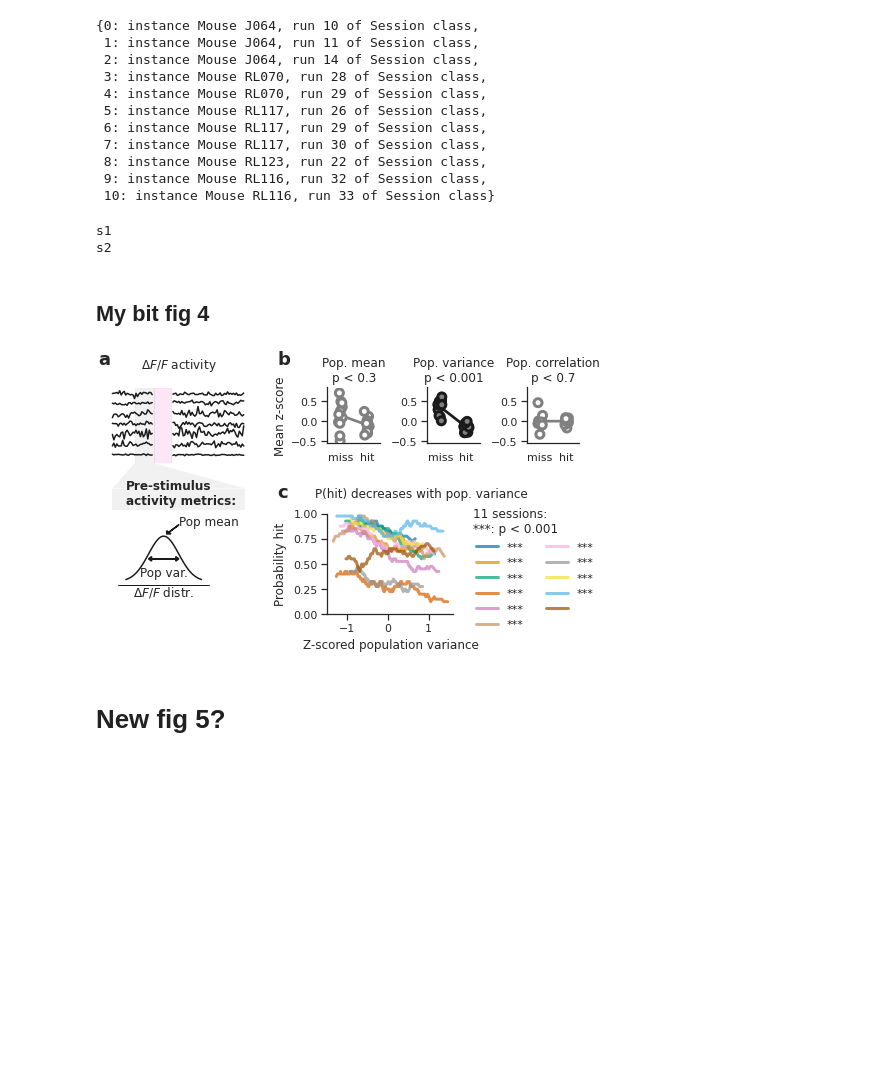
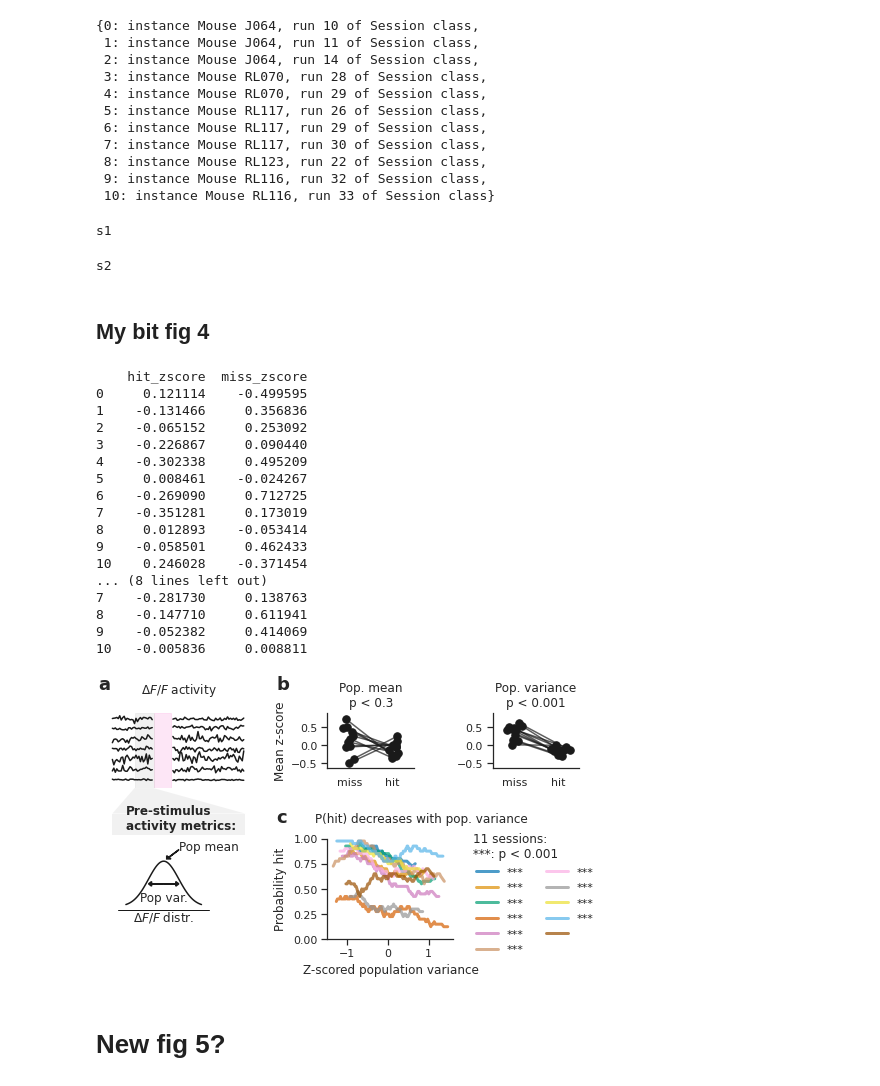
Before and after one commit to Packer-Lab/popping-off, a Jupyter notebook: notebooks/Paper Figures/Figure4.ipynb, the cells around one changed output. Saved outputs shown, nothing was run; the diff lists cells and outputs as text; code cells hidden in the pictures; blank space fills up the shorter version.

```diff
--- a/notebooks/Paper Figures/Figure4.ipynb
+++ b/notebooks/Paper Figures/Figure4.ipynb
@@ -81,10 +98,10 @@ for i_reg, reg in enumerate(reg_list):
                                                  filter_150=False)
 
     super_covar_df_dict[reg] = pof.create_df_from_cov_dicts(cov_dicts=cov_dicts[reg],
-                                                  zscore_list=['variance_cell_rates'])
+                                                  zscore_list=['variance_cell_rates', 'mean_pre'])
 # %% [output]
 s1
-s2
+s2
 # %%
 assert (pas.linear_models[0].session.filter_ps_time == pas.linear_models[0].times_use).all()
 # pas.linear_models[0].pre
@@ -98,46 +115,63 @@ gs_sketch_prestim = fig.add_gridspec(ncols=1, nrows=1, bottom=0.65, top=0.95, ri
                           hspace=0.3, wspace=0.7)
 gs_sketch_metrics = fig.add_gridspec(ncols=1, nrows=1, bottom=0.0, top=0.45, right=0.35, left=0.05,
                           hspace=0.05, wspace=0.7)
-gs_scatter = fig.add_gridspec(ncols=3, nrows=1, bottom=0.73, top=0.95, right=0.95, left=0.45,
+gs_scatter = fig.add_gridspec(ncols=2, nrows=1, bottom=0.73, top=0.95, right=0.95, left=0.45,
                           hspace=0.3, wspace=0.9)
 gs_acc_lines = fig.add_gridspec(ncols=1, nrows=1, bottom=0.05, top=0.45, right=0.7, left=0.45,
                              hspace=0.8, wspace=0.4)
 
-cov_names = ['mean_pre', 'variance_cell_rates', 'corr_pre']
+cov_names = ['mean_pre', 'variance_cell_rates']
 region = 's1'
 
 ax_sketch = fig.add_subplot(gs_sketch_prestim[0])
 ax_hit_vcr = fig.add_subplot(gs_sketch_metrics[0])
 ax_cov_scatter = {x: fig.add_subplot(gs_scatter[i_x]) for i_x, x in enumerate(cov_names)}
 ax_vcr_lines = fig.add_subplot(gs_acc_lines[0])
 
 pop.pre_stim_sketch(session=pas.linear_models[0].session, ax=ax_sketch)
 pop.covar_sketch(ax=ax_hit_vcr, plot_pc_var=False, plot_corr=False, mid_x=0.25, translate_y=0.4)
 pop.scatter_plots_covariates(cov_dicts=cov_dicts[region], cov_names=cov_names,
                              bonf_n_tests=8,   # use 8 because of supp fig
-                             ax_dict=ax_cov_scatter, lims=None, plot_type='pointplot')
+                             ax_dict=ax_cov_scatter, lims=None, plot_type='connecting_lines')
 
 pop.plot_accuracy_covar(cov_dicts=cov_dicts[region], zscore_covar=True, verbose=0,
                         one_sided_ws=20, ax=ax_vcr_lines, sessions=pas.sessions)
 ax_vcr_lines.set_title('                P(hit) decreases with pop. variance', y=1.1)
 
 assert len(pas.linear_models[0].session.filter_ps_time) == len(pas.linear_models[0].pre)
 
 ax_sketch.annotate('a', xy=(0.005, 0.95), xycoords='figure fraction',
                    weight='bold', size=18)
 ax_sketch.annotate('b', xy=(0.355, 0.95), xycoords='figure fraction',
                    weight='bold', size=18)
 ax_sketch.annotate('c',  xy=(0.355, 0.52), xycoords='figure fraction',
                    weight='bold', size=18)
 
 fig.align_ylabels(axs=[ax_cov_scatter['mean_pre'], ax_vcr_lines])
 fig.align_xlabels(axs=[ax_cov_scatter['mean_pre'], ax_cov_scatter['variance_cell_rates']])
 
 if save_fig:
     plt.savefig('/home/tplas/repos/popping-off/figures/full_figs_manuscript/Figure4top_thijs_component.pdf',
                     bbox_inches='tight')
 # %% [output]
+    hit_zscore  miss_zscore
+0     0.121114    -0.499595
+1    -0.131466     0.356836
+2    -0.065152     0.253092
+3    -0.226867     0.090440
+4    -0.302338     0.495209
+5     0.008461    -0.024267
+6    -0.269090     0.712725
+7    -0.351281     0.173019
+8     0.012893    -0.053414
+9    -0.058501     0.462433
+10    0.246028    -0.371454
+... (8 lines left out)
+7    -0.281730     0.138763
+8    -0.147710     0.611941
+9    -0.052382     0.414069
+10   -0.005836     0.008811
-[figure, old version]
+[figure, new version]
 # %% [markdown]
 # New fig 5?
 # %%
```
Also changed, not shown: parts of 7 cells of this notebook, 3 other files.
